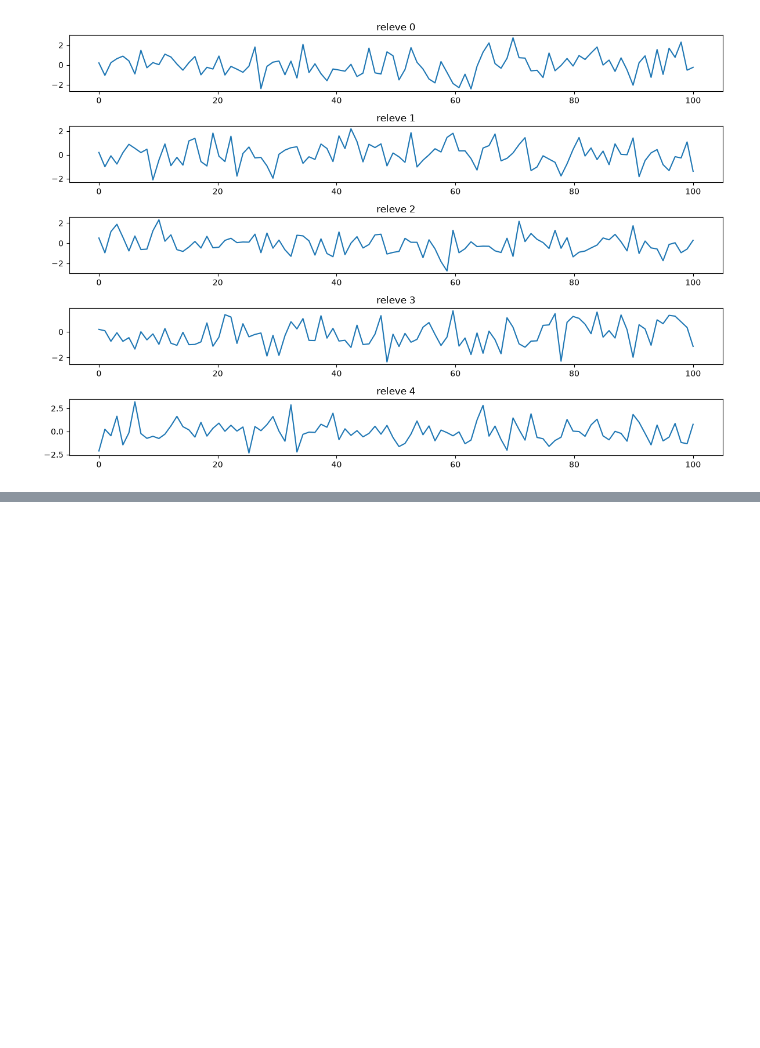
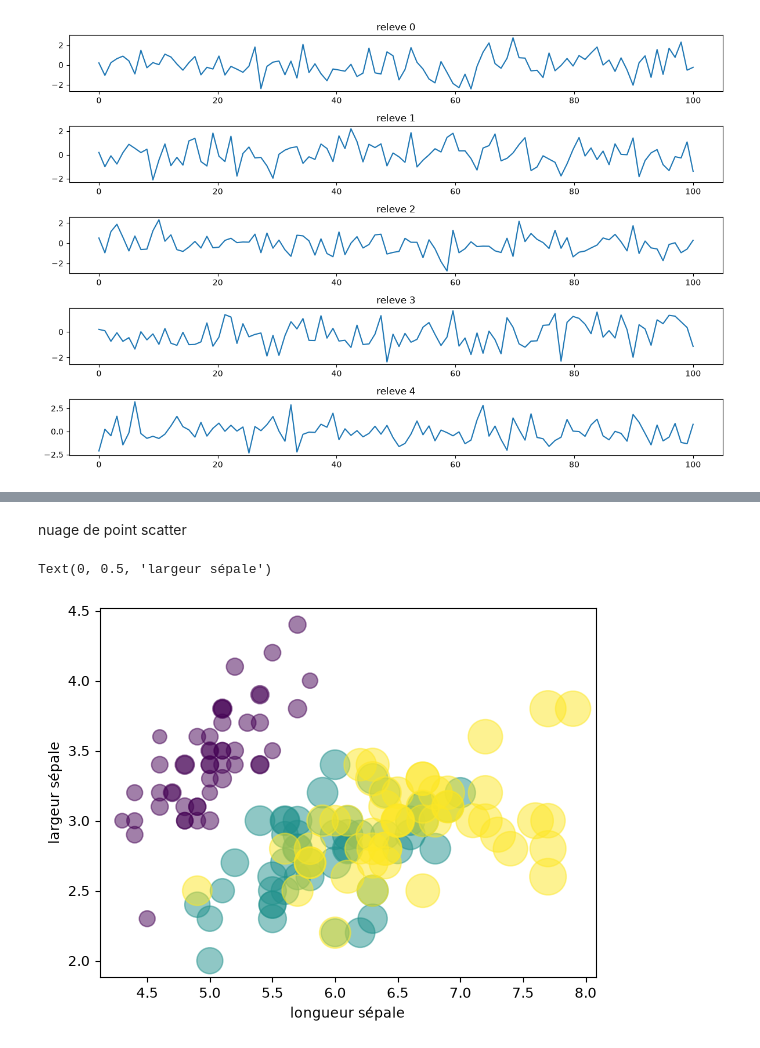
Before and after one commit to webdevproformation/m2-iot-juin2026, a Jupyter notebook: jour02/01-matplotlib.ipynb, the cells around one changed output, grey strips where cells are left out. Drawn from its saved outputs; the diff is of its cells as text; code cells hidden in the pictures; blank space fills up the shorter version.

Commit message:
top 4 des graphiques les plus intéressants pour le ML

```diff
--- a/jour02/01-matplotlib.ipynb
+++ b/jour02/01-matplotlib.ipynb
@@ -95,0 +98,15 @@ generate_graph( datasets )
+# %%
+# utiliser un dataset disponible dans la librairie sklear
+# pip install scikit-learn
+from sklearn.datasets import load_iris
+import matplotlib.pyplot as plt
+
+iris = load_iris()
+
+x = iris.data
+y = iris.target
+
+print(iris)
+
+print(x)
+print(y)
@@ -95,0 +131,9 @@ generate_graph( datasets )
+# %% [markdown]
+nuage de point scatter
+# %%
+plt.scatter(x[:,0 ], x[:,1] , c=y , alpha=0.5 , s=x[:,2]*100 )
+plt.xlabel("longueur sépale")
+plt.ylabel("largeur sépale")
+# %% [output]
+Text(0, 0.5, 'largeur sépale')
+[figure, added]
```
Also changed, not shown: parts of 11 cells of this notebook.
